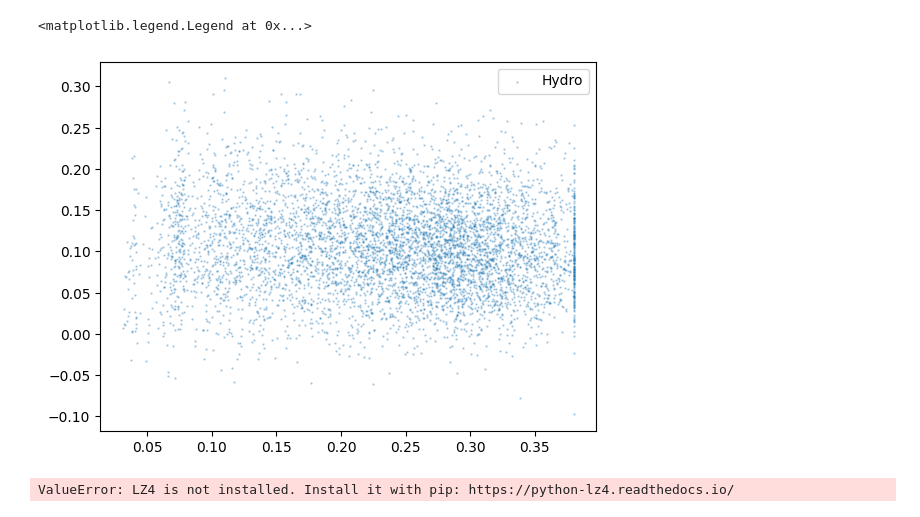
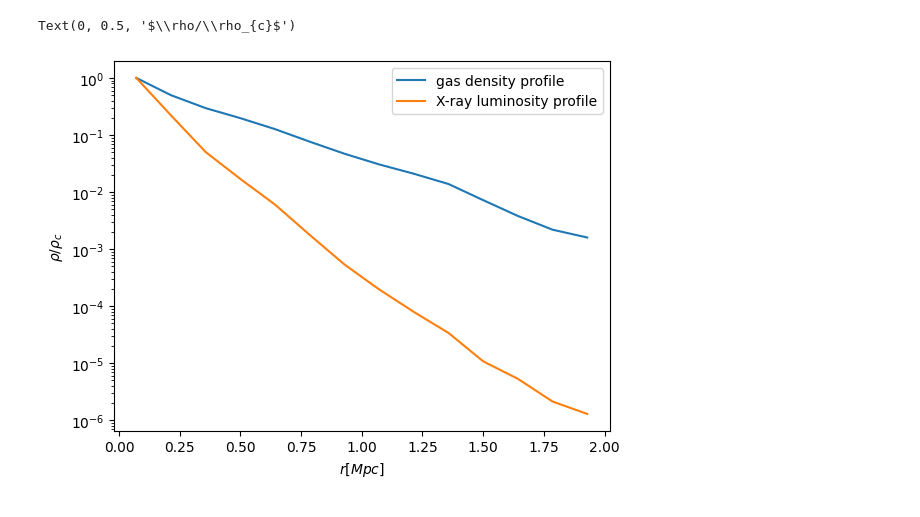
Before and after one commit to yjqqyjq/code, a Jupyter notebook: Untitled-1.ipynb, the cells around one changed output. Cells and saved outputs as stored; diff of their text form; code cells hidden in the pictures.

```diff
--- a/Untitled-1.ipynb
+++ b/Untitled-1.ipynb
@@ -20,49 +1,29 @@ ax.scatter(np.log10(r50),r50/r200,s=0.5,alpha=0.3,color="gray")
-# %%
-import matplotlib.pyplot as plt
-import numpy as np
-import h5py
-#import functions as fn
-#from scipy.stats import spearmanr,pearsonr
-path="/Users/24756376/data/Flamingo/L1000N1800/"
-f=h5py.File("/Users/24756376/data/Flamingo/L1000N1800/c_z_half.hdf5",'r')
-cdm=np.array(f['cdm_200'])
-cg=np.array(f['cg_200'])
-zh=np.array(f["z_half_200_com"])
-f.close()
-f=h5py.File(path+'halos_ranked.hdf5','r')
-c=np.array(f["bh_mass"])
-id=np.array(f['id'])
-c=c[id<=0]
-c=c/np.median(c)
-c[c>=2]=2
-f.close()
-f=h5py.File("/Users/24756376/data/Flamingo/L1000N1800/S_compare.hdf5",'r')
-S_dm=np.array(f['S_dm'])
-S_50=np.array(f['S_50'])
-f.close()
-f=h5py.File("/Users/24756376/data/Flamingo/L1000N1800_NoCool/S_compare.hdf5",'r')
-S_dm_ad=np.array(f['S_dm'])
-
-f.close()
-fig,ax=plt.subplots()
-#ax.hist(S_g,bins=50,alpha=0.5,label="Hydro gas")f=h5py.File("/Users/24756376/data/Flamingo/L1000N1800/c_z_half.hdf5",'r')
-
-#ax.hist(S_g_ad,bins=50,alpha=0.5,label="Adiabatic gas")
-ax.scatter(np.log10(1+zh),S_50,s=0.5,alpha=0.3,label="Hydro")
-ax.legend()
-#ax.set_yscale("log")
-# %% [output]
-<matplotlib.legend.Legend at 0x...>
-[figure, removed]
-# %%
-import joblib, os
-from scipy.spatial import cKDTree
-import numpy as np
-
-points = np.random.rand(10_000_000, 3).astype(np.float32)
-tree = cKDTree(points)
-
-joblib.dump(tree, "tree.lz4", compress=("lz4", 3))
-print(os.path.getsize("tree.lz4") / (1024**2), "MB")
-# %% [output]
-ValueError: LZ4 is not installed. Install it with pip: https://python-lz4.readthedocs.io/
+# %%
+import h5py
+import numpy as np
+import matplotlib.pyplot as plt
+f=h5py.File('/Users/24756376/data/Flamingo/L1000N0900/halo_xray.hdf5','r')
+Coord=np.array(f["PartType0"]['Coordinates'])
+Xray=np.array(f["PartType0"]['xray_lum_erosita_high'])
+f.close()
+com=Coord.mean(axis=0)
+Coord-=com
+r=np.sqrt((Coord[:,0])**2+(Coord[:,1])**2+(Coord[:,2])**2)
+bins=np.linspace(0,2,15)
+bin=0.5*(bins[1:]+bins[:-1])
+rho=np.histogram(r,bins=bins)[0]/bin**2
+rho_xray=np.histogram(r,weights=Xray,bins=bins)[0]/bin**2
+fig=plt.figure()
+ax=fig.add_subplot(1,1,1)
+ax.plot(bin,rho/rho[0],label='gas density profile')
+ax.plot(bin,rho_xray/rho_xray[0],label='X-ray luminosity profile')
+
+
+ax.set_yscale('log')
+ax.legend()
+ax.set_xlabel(r"$r[Mpc]$")
+
+ax.set_ylabel(r"$\rho/\rho_{c}$")
+# %% [output]
+Text(0, 0.5, '$\\rho/\\rho_{c}$')
+[figure, added]
```
Also changed, not shown: parts of 1 cell of this notebook, 12 other files.
